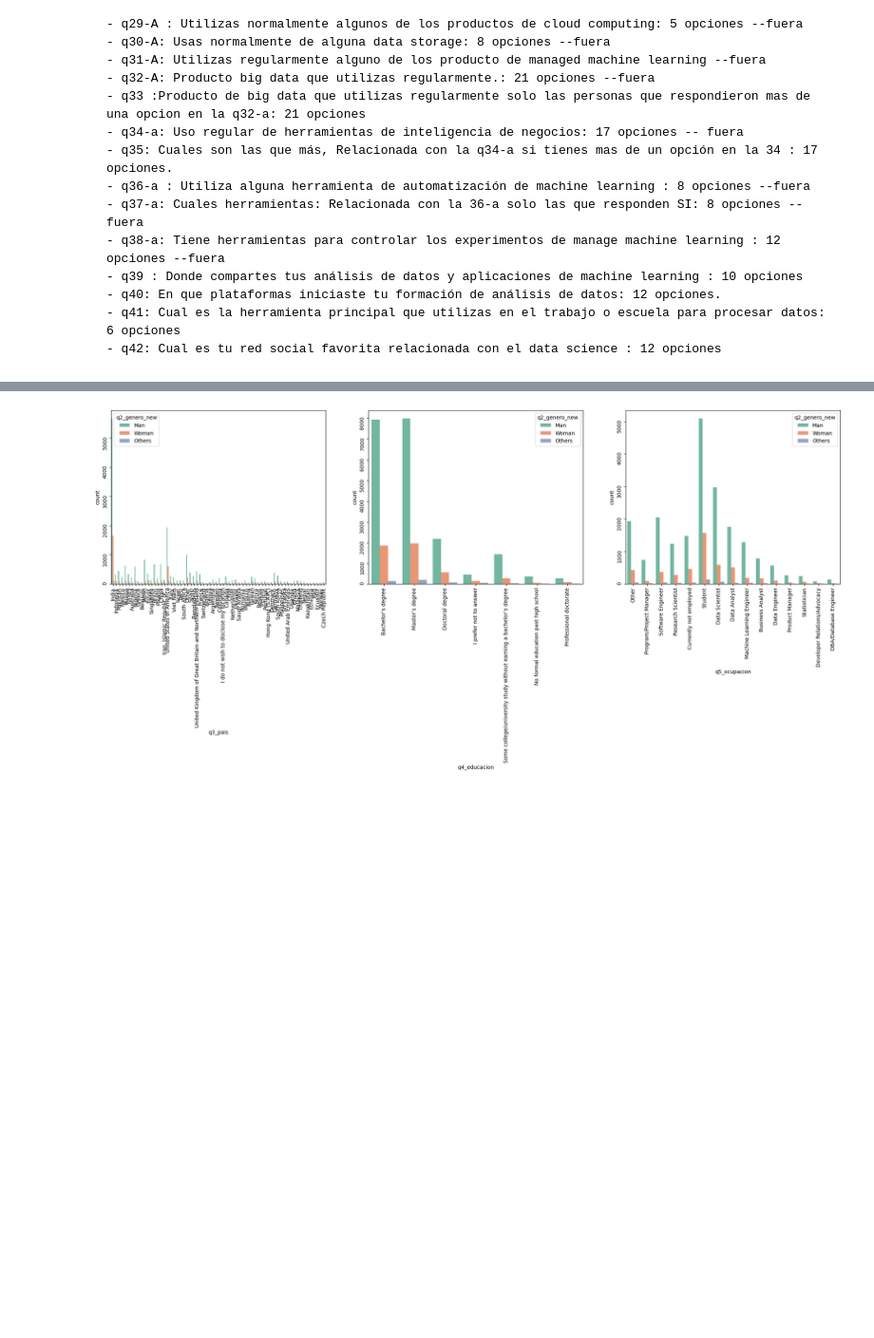
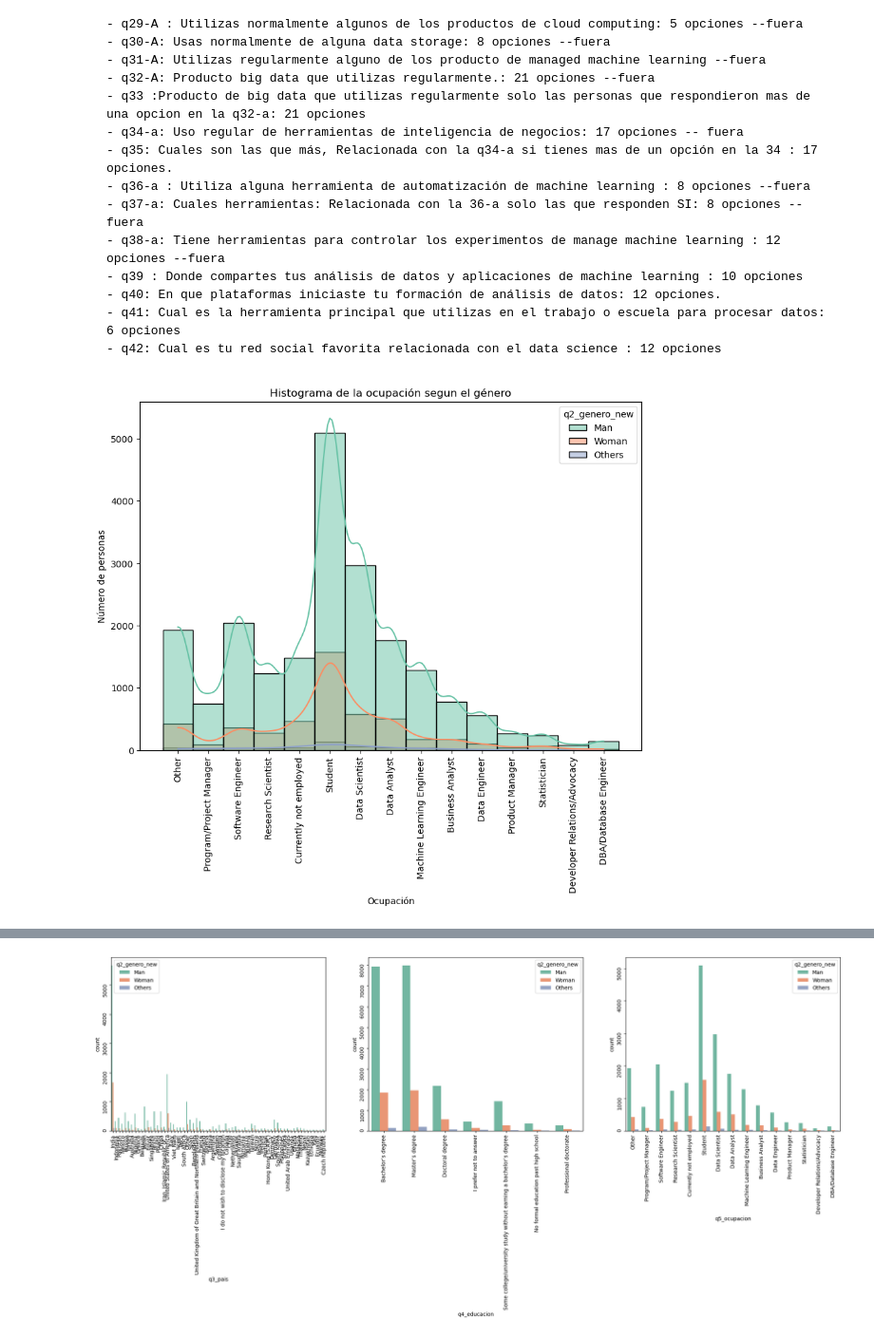
Before and after one commit to Adalab/project2-da-promo-c-modulo-2-team4, a Jupyter notebook: 04- Preguntas/4.3. Pregunta3.ipynb, the cells around one changed output, grey strips where cells are left out. Shown at 95% size. Cells and saved outputs as stored; diff of their text form; code cells hidden in the pictures; blank space fills up the shorter version.

Commit message:
histograma

```diff
--- a/04- Preguntas/4.3. Pregunta3.ipynb
+++ b/04- Preguntas/4.3. Pregunta3.ipynb
@@ -219,6 +219,17 @@ df['q1_edad_new'] = df['q1_edad'].replace({
     - q40: En que plataformas iniciaste tu formación de análisis de datos: 12 opciones.
     - q41: Cual es la herramienta principal que utilizas en el trabajo o escuela para procesar datos: 6 opciones
     - q42: Cual es tu red social favorita relacionada con el data science : 12 opciones
+# %%
+plt.figure(figsize =(10,7))
+fig = sns.histplot(x=df['q5_ocupacion'], data = df,palette = 'Set2', hue = 'q2_genero_new',kde=True)
+fig.set_title('Histograma de la ocupación segun el género')
+plt.xticks(rotation=90)
+plt.xlabel('Ocupación')
+plt.ylabel('Número de personas')
+plt.savefig("graficas/30-pregunta3-ocupacion-genero.png")
+plt.show()
+# %% [output]
+[figure, added]
 # %%
 def graficar_countplot (df,lista):
     df_lista = df[lista]
```
Also changed, not shown: parts of 1 cell of this notebook, 1 other file.
